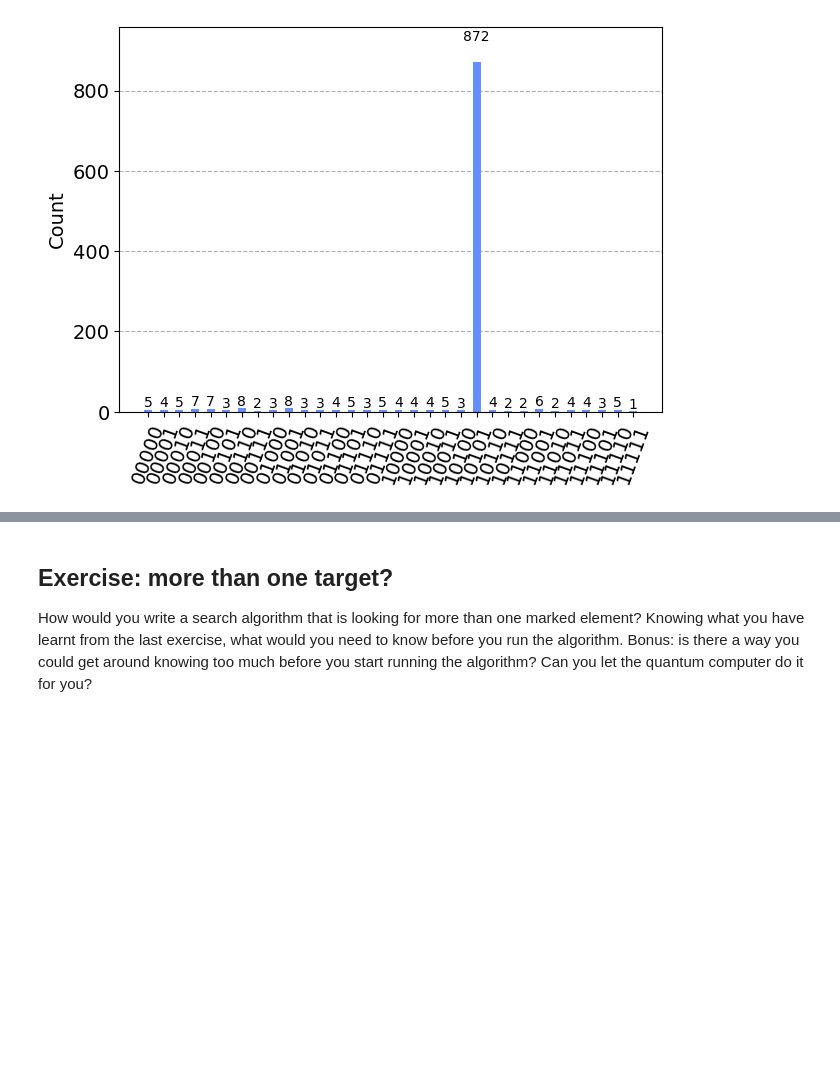
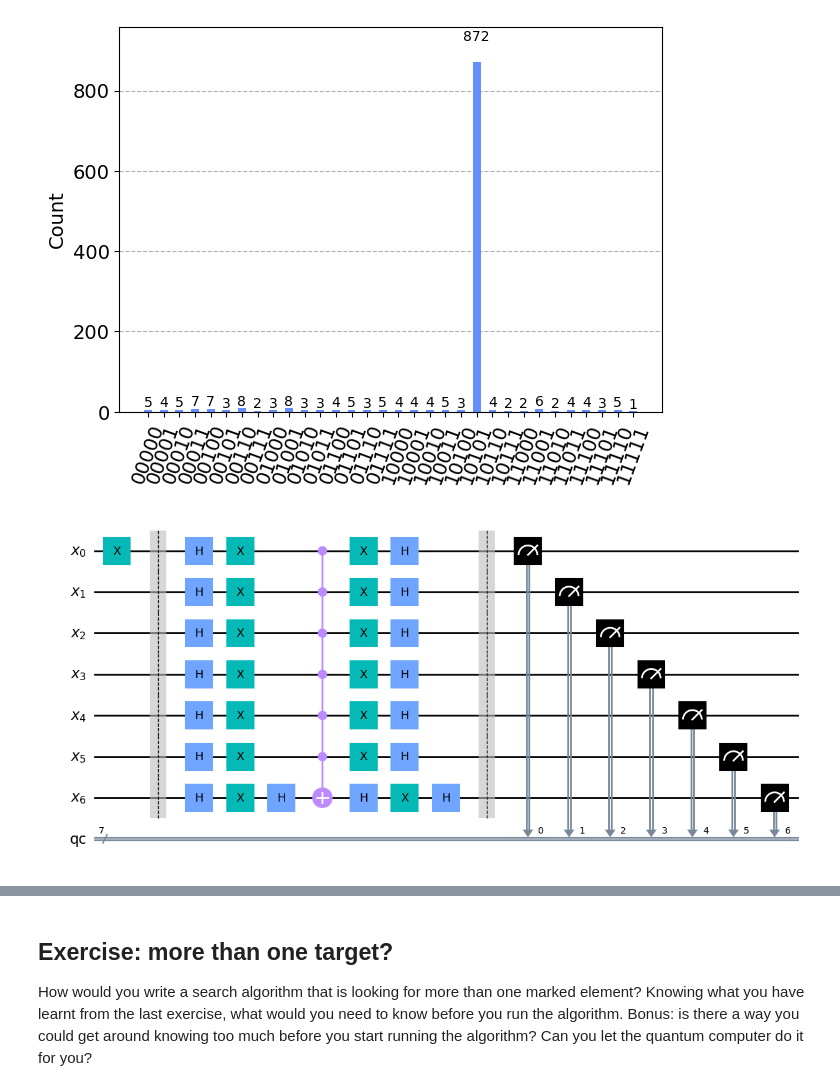
Before and after one commit to karakoulaki/MResProject, a Jupyter notebook: Grover_and_AmplitudeAmplification.ipynb, the cells around one changed output, grey strips where cells are left out. Saved outputs shown, nothing was run; the diff lists cells and outputs as text; code cells hidden in the pictures; blank space fills up the shorter version.

```diff
--- a/Grover_and_AmplitudeAmplification.ipynb
+++ b/Grover_and_AmplitudeAmplification.ipynb
@@ -385,3 +392,31 @@ plot_histogram(counts)
 # %% [output]
 Job Status: job has successfully run
 [figure]
+# %%
+x    = QuantumRegister(7, name='x')
+qc   = ClassicalRegister(7, name='qc')
+circuit = QuantumCircuit(x,qc)
+
+marked_state=[1,0,0,0,0,0,0]
+for i in range(len(marked_state)):
+    if marked_state[i] == 1:
+       circuit.x(x[i])
+circuit.barrier()
+
+
+### Diffuser
+circuit.h(x)
+circuit.x(x)
+circuit.h(x[-1])
+circuit.mct(x[:-1],x[-1])
+circuit.h(x[-1])
+circuit.x(x)
+circuit.h(x)
+circuit.barrier()
+
+#circuit.h(q)
+circuit.measure(x, qc)
+#circuit.measure(q,qc)
+circuit.draw('mpl')
+# %% [output]
+[figure, added]
```
Also changed, not shown: parts of 5 cells of this notebook.
